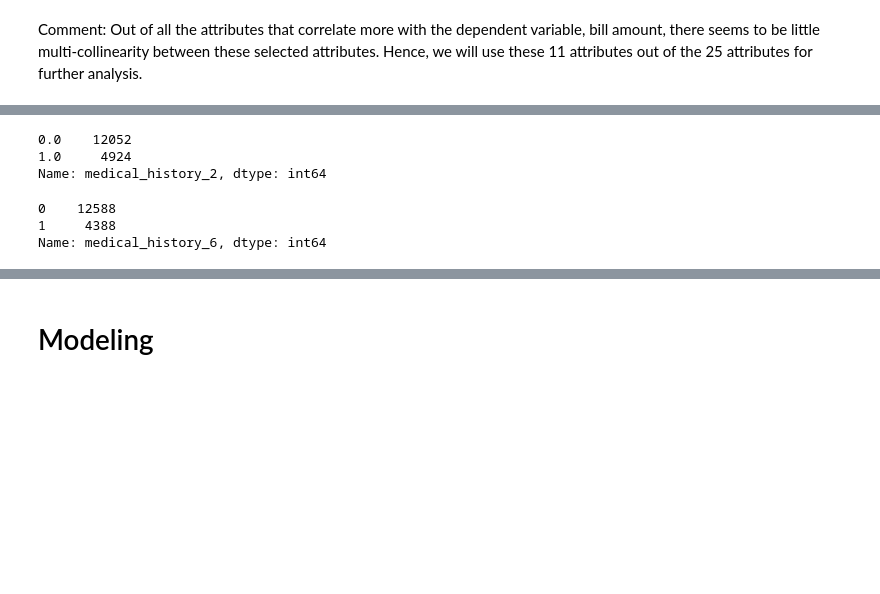
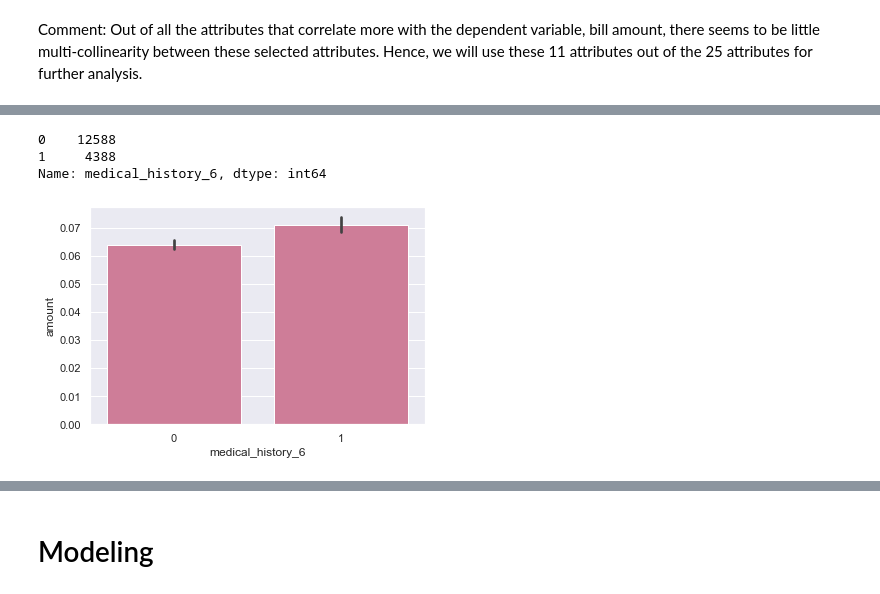
Before and after one commit to pooj23/PythonHolmuskAssignment, a Jupyter notebook: holmusk.ipynb, the cells around one changed output, grey strips where cells are left out. Saved outputs shown, nothing was run; the diff lists cells and outputs as text; code cells hidden in the pictures; blank space fills up the shorter version.

```diff
--- a/holmusk.ipynb
+++ b/holmusk.ipynb
@@ -560,15 +504,9 @@ Name: medical_history_1, dtype: int64
 # %%
-#sns.catplot(x="medical_history_2", kind="count", color="palevioletred",height = 5, aspect = 1, data=final_data);
-final_data['medical_history_2'].value_counts()
+sns.barplot(x="medical_history_6",y="amount", color="palevioletred", data=final_data);
+final_data['medical_history_6'].value_counts()
 # %% [output]
-0.0    12052
-1.0     4924
-Name: medical_history_2, dtype: int64
+0    12588
+1     4388
+Name: medical_history_6, dtype: int64
+[figure, added]
-# %%
-#sns.catplot(x="medical_history_6", kind="count", color="teal",height = 5, aspect = 1, data=final_data);
-final_data['medical_history_6'].value_counts()
-# %% [output]
-0    12588
-1     4388
-Name: medical_history_6, dtype: int64
 # %%
```
Also changed, not shown: parts of 58 cells of this notebook.
